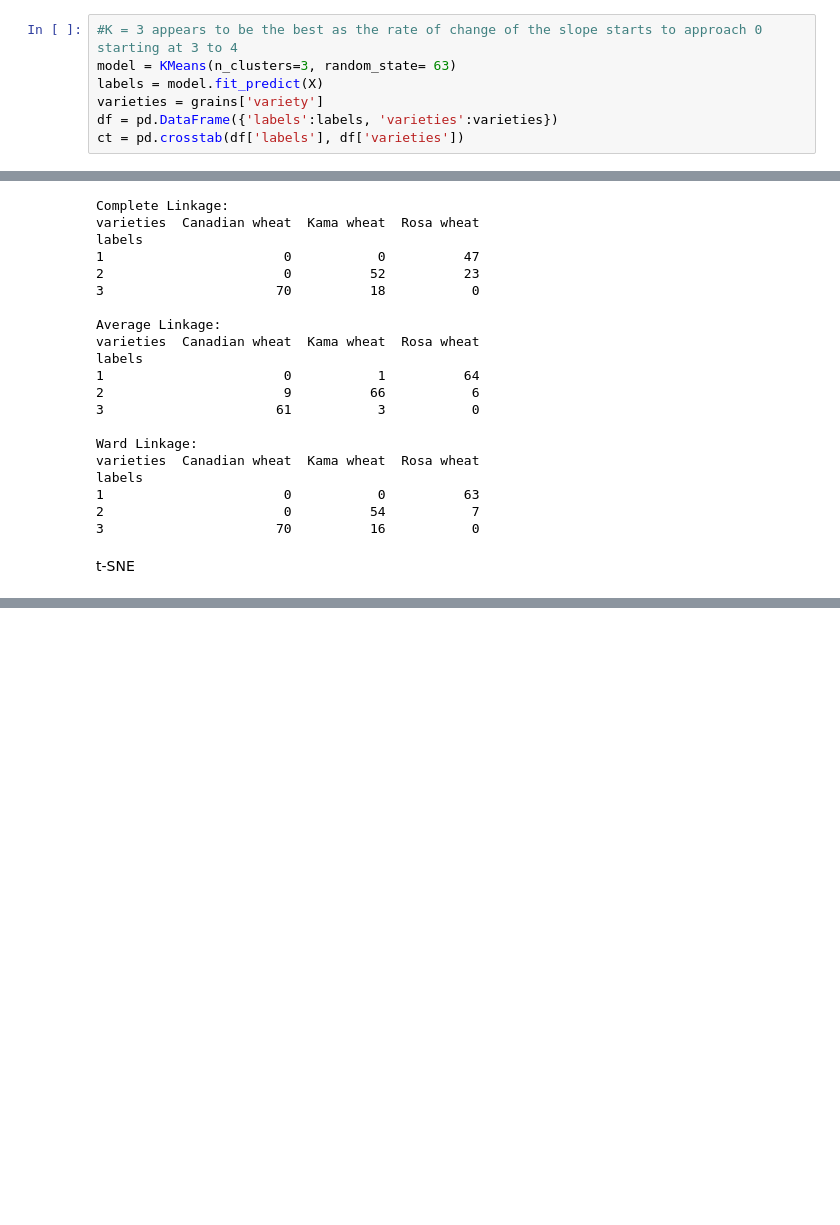
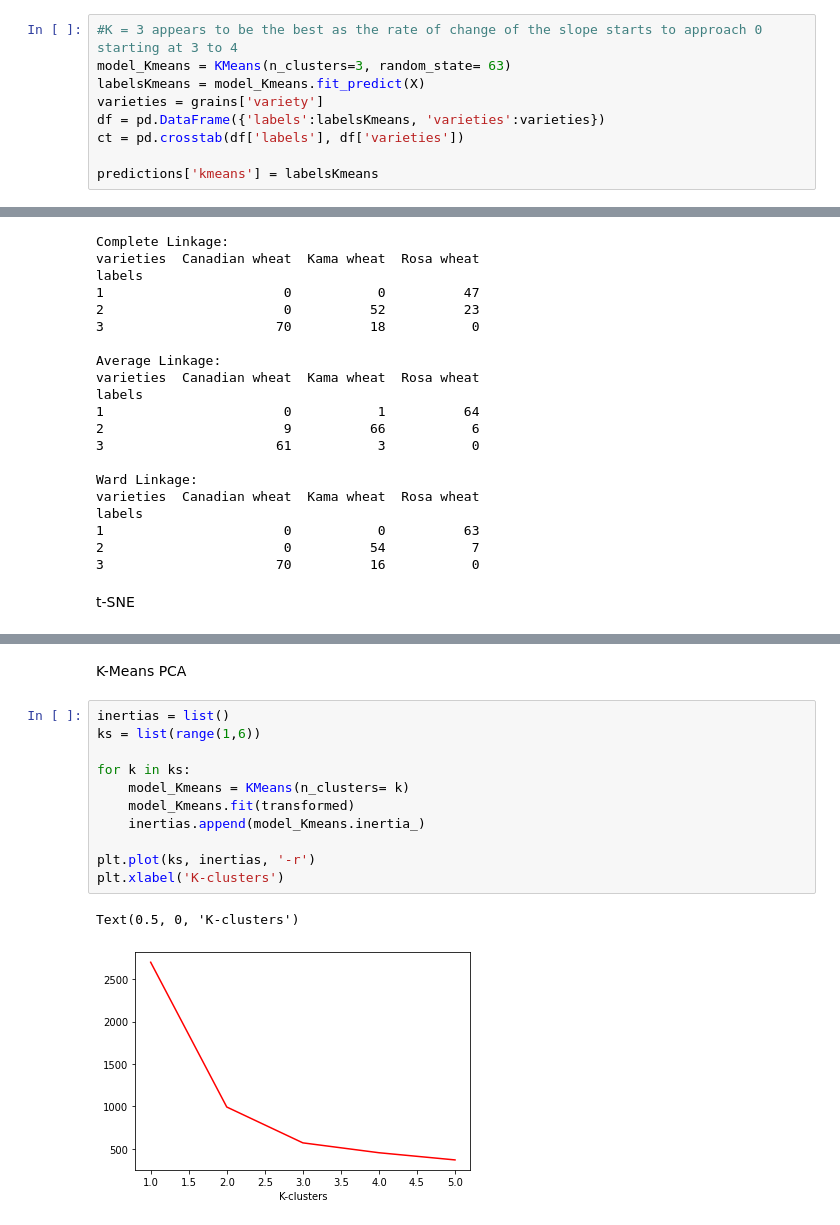
Before and after one commit to MaudDK/unsupervised-learning-scikit-grains-dataset, a Jupyter notebook: explore.ipynb, the cells around one changed output, grey strips where cells are left out. Saved outputs shown, nothing was run; the diff lists cells and outputs as text; blank space fills up the shorter version.

```diff
--- a/explore.ipynb
+++ b/explore.ipynb
@@ -84,10 +85,12 @@ print(secondOrd)
 # %%
 #K = 3 appears to be the best as the rate of change of the slope starts to approach 0 starting at 3 to 4
-model = KMeans(n_clusters=3, random_state= 63)
-labels = model.fit_predict(X)
+model_Kmeans = KMeans(n_clusters=3, random_state= 63)
+labelsKmeans = model_Kmeans.fit_predict(X)
 varieties = grains['variety']
-df = pd.DataFrame({'labels':labels, 'varieties':varieties})
+df = pd.DataFrame({'labels':labelsKmeans, 'varieties':varieties})
 ct = pd.crosstab(df['labels'], df['varieties'])
+
+predictions['kmeans'] = labelsKmeans
 # %%
 #Looks like there are couple errors, lets try preprocessing the data
 from sklearn.preprocessing import StandardScaler
@@ -243,0 +288,16 @@ plt.show()
+# %% [markdown]
+K-Means PCA
+# %%
+inertias = list()
+ks = list(range(1,6))
+
+for k in ks:
+    model_Kmeans = KMeans(n_clusters= k)
+    model_Kmeans.fit(transformed)
+    inertias.append(model_Kmeans.inertia_)
+
+plt.plot(ks, inertias, '-r')
+plt.xlabel('K-clusters')
+# %% [output]
+Text(0.5, 0, 'K-clusters')
+[figure, added]
```
Also changed, not shown: parts of 17 cells of this notebook.
